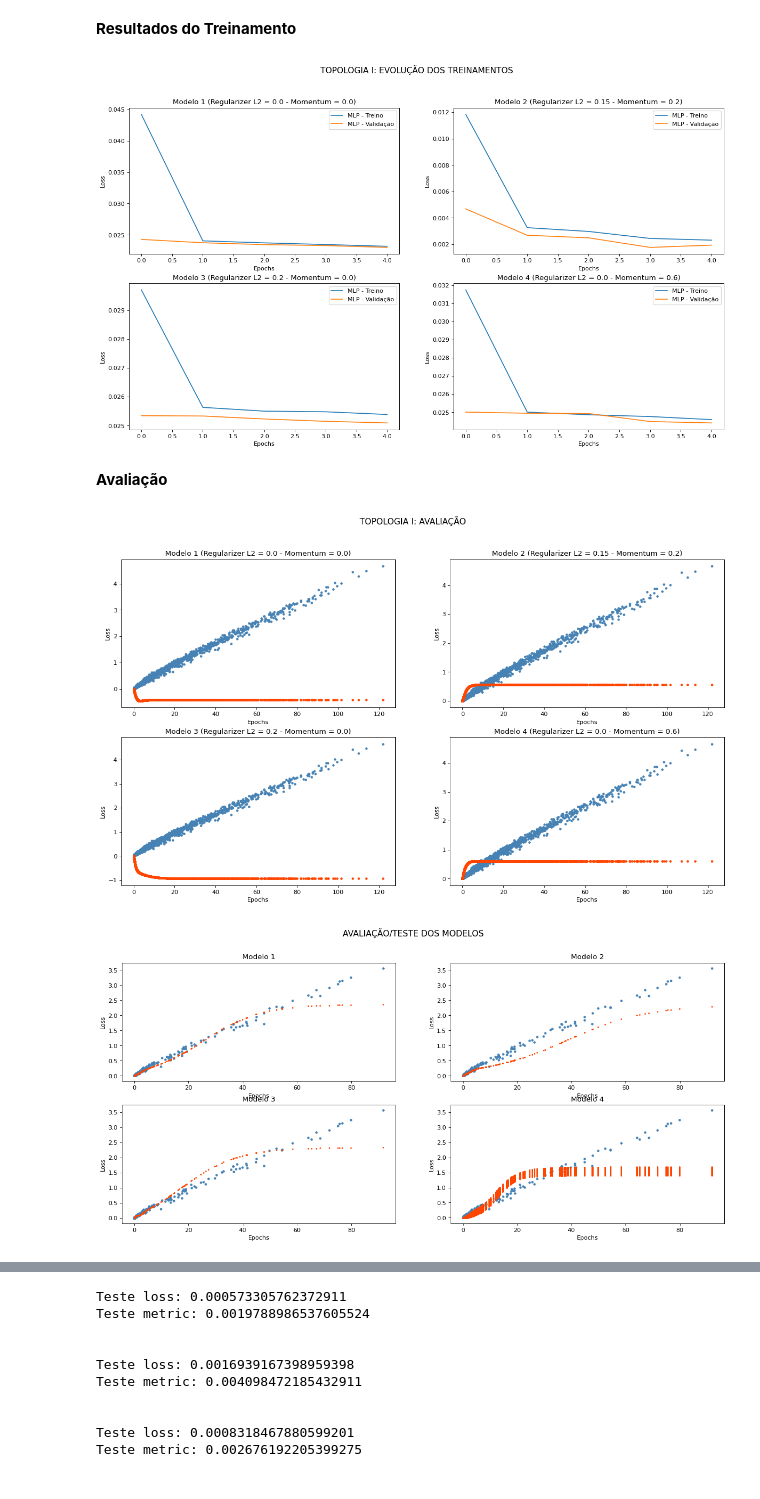
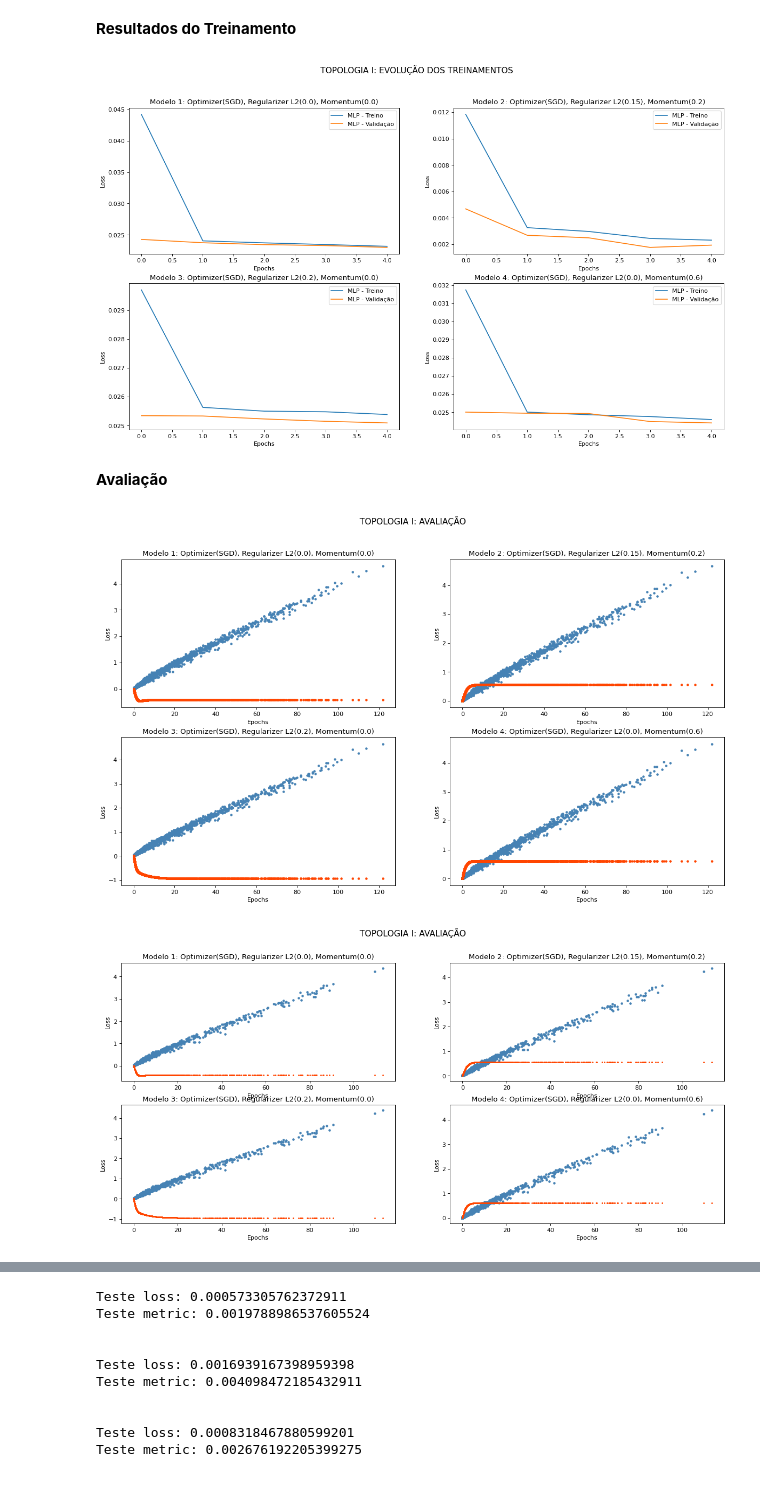
Before and after one commit to lourencocavalcante/Neurocomputacao, a Jupyter notebook: CAP351_Projeto_01_MLP.ipynb, the cells around one changed output, grey strips where cells are left out. Saved outputs shown, nothing was run; the diff lists cells and outputs as text; code cells hidden in the pictures.

```diff
--- a/CAP351_Projeto_01_MLP.ipynb
+++ b/CAP351_Projeto_01_MLP.ipynb
@@ -225,7 +207,7 @@ figure(figsize=(18,10),dpi=80)
 plt.suptitle('TOPOLOGIA I: EVOLUÇÃO DOS TREINAMENTOS', size=14)
 for result in range(0,4):
     plt.subplot(2,2,result+1)
-    plt.title('Modelo '+ str(result+1) + ' (Regularizer L2 = '+str(regularizer[result])+' - Momentum = '+str(momentum[result])+')')
+    plt.title('Modelo '+ str(result+1) + ': Optimizer(SGD), Regularizer L2('+str(regularizer[result])+'), Momentum('+str(momentum[result])+')')
     plt.xlabel("Epochs")
     plt.ylabel("Loss")
     plt.plot(history_modelos_tpl_I[result].history['loss'], label="MLP - Treino")
@@ -233,7 +215,7 @@ for result in range(0,4):
     plt.legend()
 plt.show()
 # %% [output]
-[figure, old version]
+[figure, new version]
 # %% [markdown]
 **Avaliação**
 # %%
@@ -246,33 +228,30 @@ for result in range(0,4):
   y_rest = modelos_tpl_I[result].predict(x_train)
   plt.plot(x_train, y_train, '.', color='#4682B4')
   plt.plot(x_train, y_rest, '.',color='#FF4500')
-  plt.title('Modelo '+ str(result+1) + ' (Regularizer L2 = '+str(regularizer[result])+' - Momentum = '+str(momentum[result])+')')
+  plt.title('Modelo '+ str(result+1) + ': Optimizer(SGD), Regularizer L2('+str(regularizer[result])+'), Momentum('+str(momentum[result])+')')
   plt.xlabel("Epochs")
   plt.ylabel("Loss")
 
 plt.show()
 # %% [output]
-[figure, old version]
+[figure, new version]
 # %%
 figure(figsize=(18,8),dpi=80)
-plt.suptitle('AVALIAÇÃO/TESTE DOS MODELOS', size=14)
-for m, res_modelo in zip(range(0, len(lista_modelos)), lista_modelos):
+plt.suptitle('TOPOLOGIA I: AVALIAÇÃO', size=14)
+for result in range(0,4):
 
-  plt.subplot(2,2,m+1)
-  y_rest = res_modelo.predict(x_test)
+  plt.subplot(2,2,result+1)
+  y_rest = modelos_tpl_I[result].predict(x_test)
   plt.plot(x_test, y_test, '.', color='#4682B4')
   plt.plot(x_test, y_rest, '.', markersize=3 ,color='#FF4500')
-  plt.title('Modelo '+ str(m+1))
+  plt.title('Modelo '+ str(result+1) + ': Optimizer(SGD), Regularizer L2('+str(regularizer[result])+'), Momentum('+str(momentum[result])+')')
   plt.xlabel("Epochs")
   plt.ylabel("Loss")
 
 plt.show()
 
 
-
-test_loss = modelo_a.evaluate(x_test, y_test)
-test_loss = modelo_b.evaluate(x_test, y_test)
-test_loss = modelo_c.evaluate(x_test, y_test)
-test_loss = modelo_final.evaluate(x_test, y_test)
+for result in range(0,4):
+  test_loss = modelos_tpl_I[result].evaluate(x_test, y_test)
 # %% [output]
-[figure, old version]
+[figure, new version]
```
Also changed, not shown: parts of 4 cells of this notebook.
